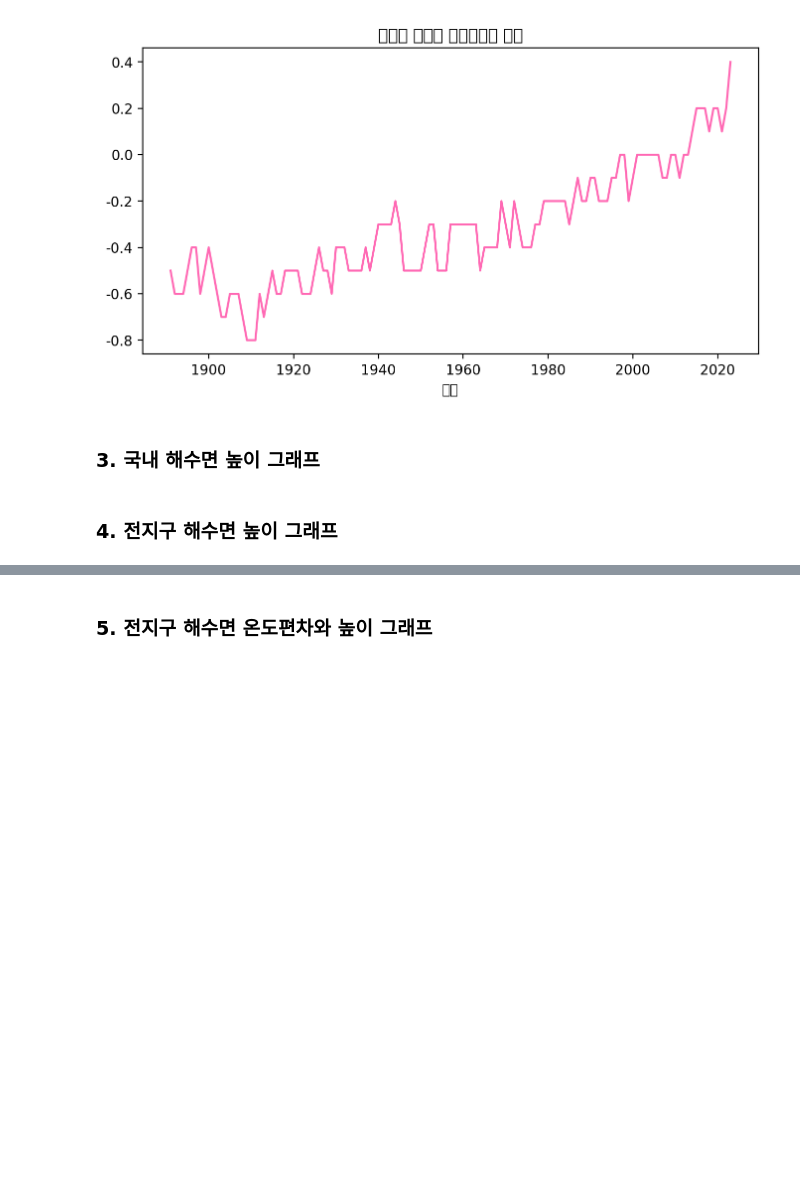
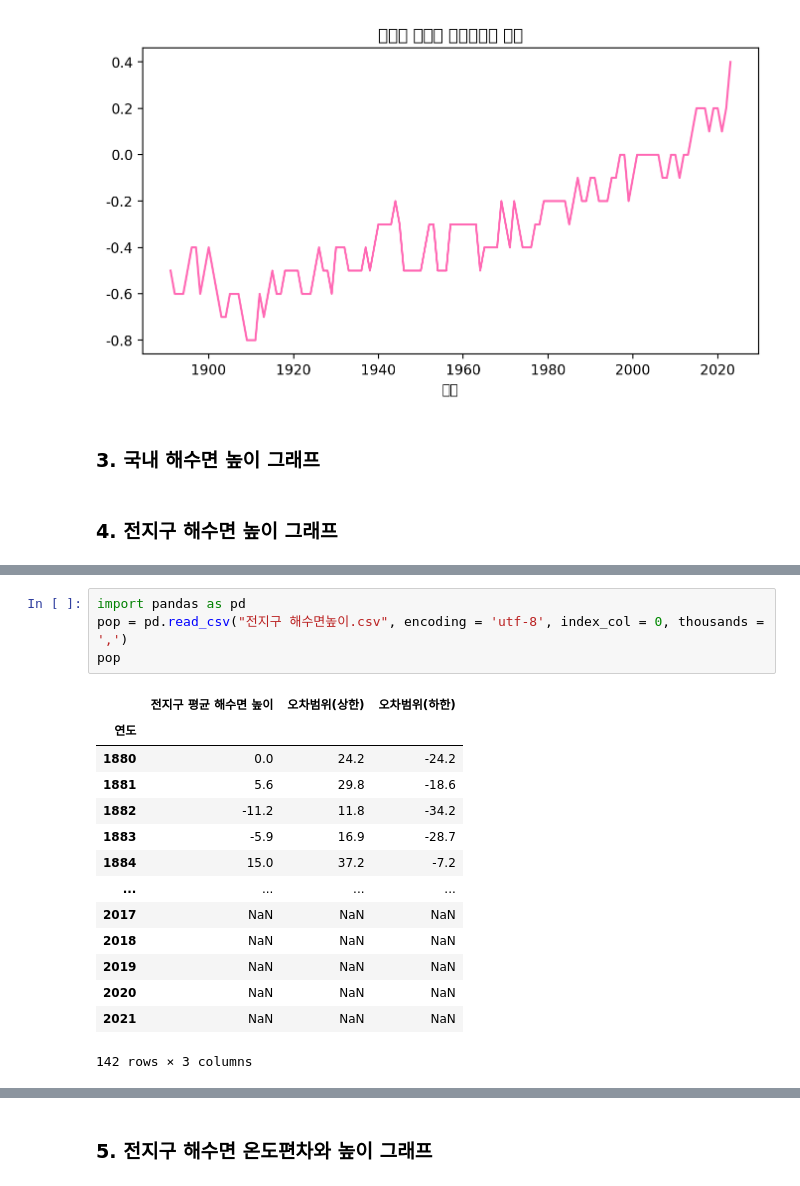
Before and after one commit to carvestar/Data-analysis-ping, a Jupyter notebook: 3조_데분핑.ipynb, the cells around one changed output, grey strips where cells are left out. Drawn from its saved outputs; the diff is of its cells as text; blank space fills up the shorter version.

```diff
--- a/3조_데분핑.ipynb
+++ b/3조_데분핑.ipynb
@@ -97,0 +66,19 @@ WARNING:matplotlib.font_manager:findfont: Font family 'NanumGothic' not found.
+# %%
+import pandas as pd
+pop = pd.read_csv("전지구 해수면높이.csv", encoding = 'utf-8', index_col = 0, thousands = ',')
+pop
+# %% [output]
+|  | 전지구 평균 해수면 높이 | 오차범위(상한) | 오차범위(하한) |
+| 연도 |  |  |  |
+| 1880 | 0.0 | 24.2 | -24.2 |
+| 1881 | 5.6 | 29.8 | -18.6 |
+| 1882 | -11.2 | 11.8 | -34.2 |
+| 1883 | -5.9 | 16.9 | -28.7 |
+| 1884 | 15.0 | 37.2 | -7.2 |
+| ... | ... | ... | ... |
+| 2017 | NaN | NaN | NaN |
+| 2018 | NaN | NaN | NaN |
+| 2019 | NaN | NaN | NaN |
+| 2020 | NaN | NaN | NaN |
+| 2021 | NaN | NaN | NaN |
+142 rows × 3 columns
```
Also changed, not shown: parts of 2 cells of this notebook.
